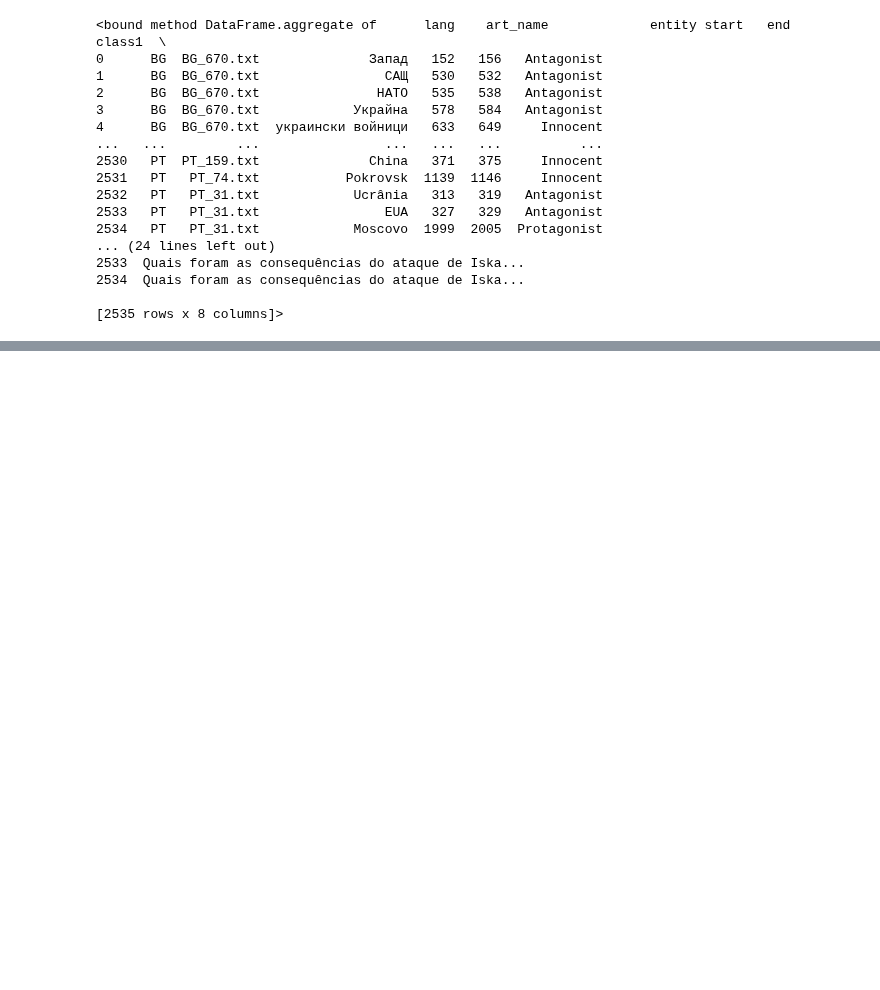
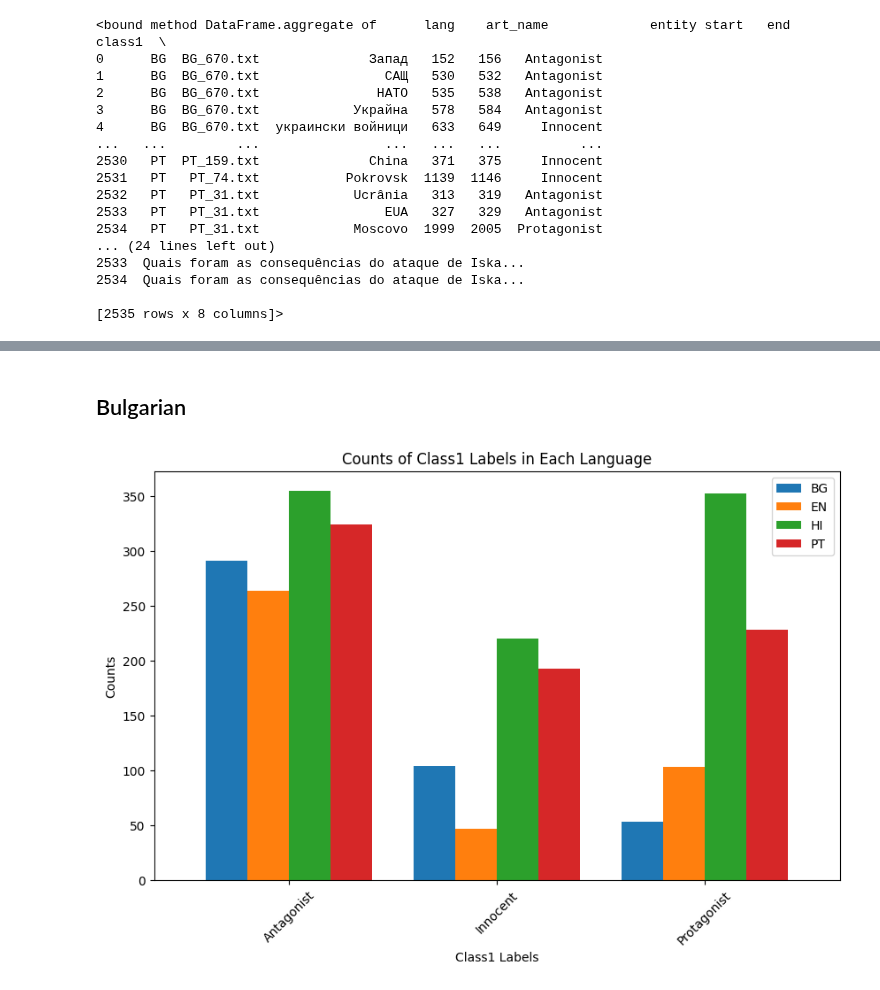
Before and after one commit to Matija-Kukic/semeval2025-t10, a Jupyter notebook: PreProcess_and_EDA/sub1_EDA.ipynb, the cells around one changed output, grey strips where cells are left out. Saved outputs shown, nothing was run; the diff lists cells and outputs as text; code cells hidden in the pictures; blank space fills up the shorter version.

```diff
--- a/PreProcess_and_EDA/sub1_EDA.ipynb
+++ b/PreProcess_and_EDA/sub1_EDA.ipynb
@@ -32,0 +92,24 @@ df.aggregate
+# %% [markdown]
+## Bulgarian
+# %%
+count_bg = df_bg['class1'].value_counts()
+count_en = df_en['class1'].value_counts()
+count_hi = df_hi['class1'].value_counts()
+count_pt = df_pt['class1'].value_counts()
+
+counts_df = pd.DataFrame({
+    'BG': count_bg,
+    'EN': count_en,
+    'HI': count_hi,
+    'PT': count_pt
+}).fillna(0)
+ax = counts_df.plot(kind='bar', width=0.8, figsize=(10, 6))
+
+plt.xlabel('Class1 Labels')
+plt.ylabel('Counts')
+plt.title('Counts of Class1 Labels in Each Language')
+plt.xticks(rotation=45)
+
+plt.show()
+# %% [output]
+[figure, added]
```
Also changed, not shown: parts of 6 cells of this notebook.
